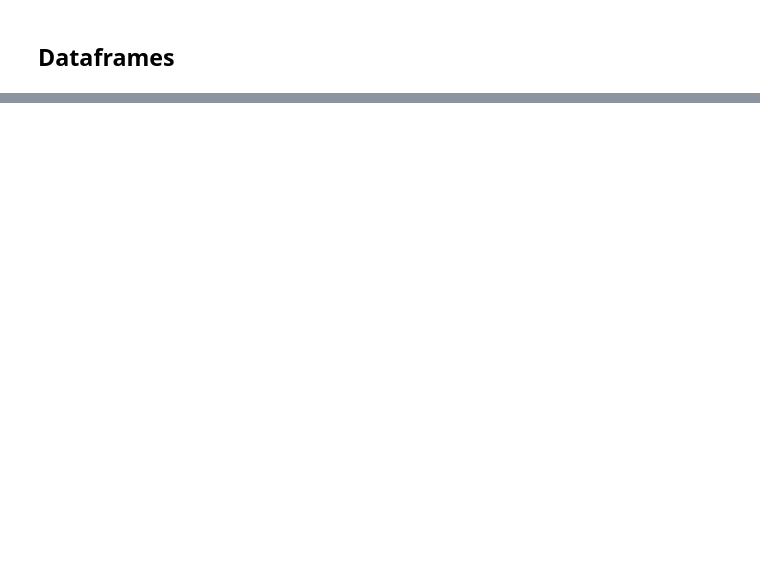
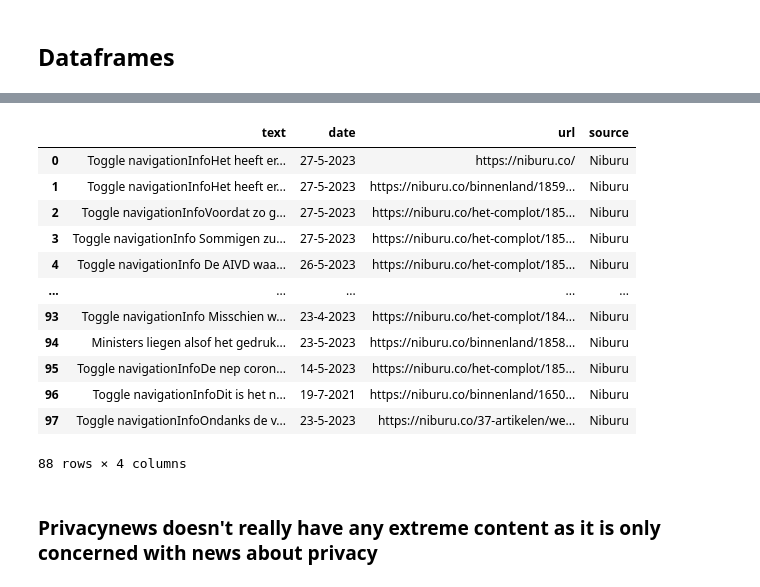
Before and after one commit to CeesMaessen/WappieCrawler, a Jupyter notebook: df_inspection.ipynb, the cells around one changed output, grey strips where cells are left out. Cells and saved outputs as stored; diff of their text form; code cells hidden in the pictures; blank space fills up the shorter version.

```diff
--- a/df_inspection.ipynb
+++ b/df_inspection.ipynb
@@ -81,0 +71,23 @@ df_privacynieuws
+# %%
+df_niburu = pd.read_csv('niburu_clean.csv').drop(['Unnamed: 0', 'index'], axis=1).dropna()
+df_niburu['source'] = 'Niburu'
+
+# Filter all non-article entries
+df_niburu = df_niburu[df_niburu['url'].str.contains("start")==False]
+df_niburu
+# %% [output]
+|  | text | date | url | source |
+| 0 | Toggle navigationInfoHet heeft er... | 27-5-2023 | https://niburu.co/ | Niburu |
+| 1 | Toggle navigationInfoHet heeft er... | 27-5-2023 | https://niburu.co/binnenland/1859... | Niburu |
+| 2 | Toggle navigationInfoVoordat zo g... | 27-5-2023 | https://niburu.co/het-complot/185... | Niburu |
+| 3 | Toggle navigationInfo Sommigen zu... | 27-5-2023 | https://niburu.co/het-complot/185... | Niburu |
+| 4 | Toggle navigationInfo De AIVD waa... | 26-5-2023 | https://niburu.co/het-complot/185... | Niburu |
+| ... | ... | ... | ... | ... |
+| 93 | Toggle navigationInfo Misschien w... | 23-4-2023 | https://niburu.co/het-complot/184... | Niburu |
+| 94 | Ministers liegen alsof het gedruk... | 23-5-2023 | https://niburu.co/binnenland/1858... | Niburu |
+| 95 | Toggle navigationInfoDe nep coron... | 14-5-2023 | https://niburu.co/het-complot/185... | Niburu |
+| 96 | Toggle navigationInfoDit is het n... | 19-7-2021 | https://niburu.co/binnenland/1650... | Niburu |
+| 97 | Toggle navigationInfoOndanks de v... | 23-5-2023 | https://niburu.co/37-artikelen/we... | Niburu |
+88 rows × 4 columns
+# %% [markdown]
+### Privacynews doesn't really have any extreme content as it is only concerned with news about privacy
```
Also changed, not shown: parts of 23 cells of this notebook, 6 other files.
